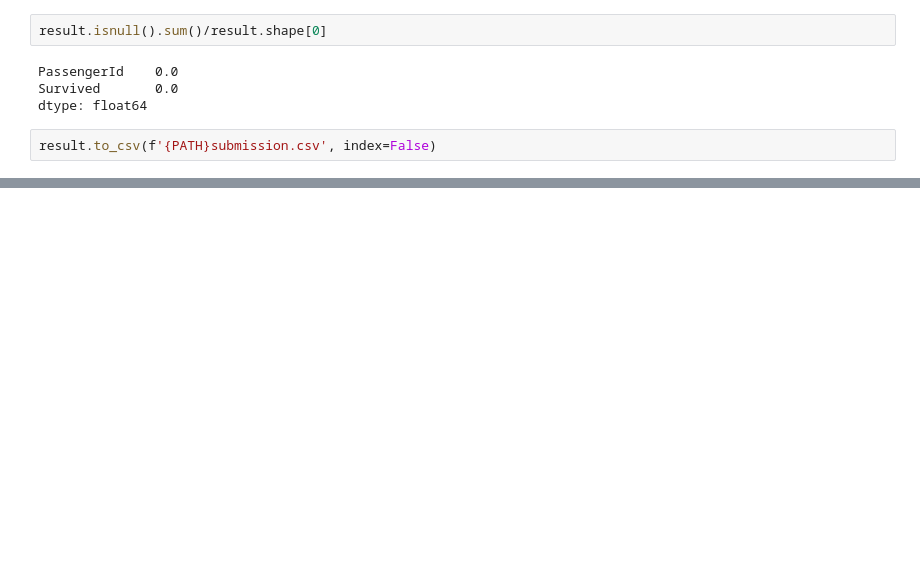
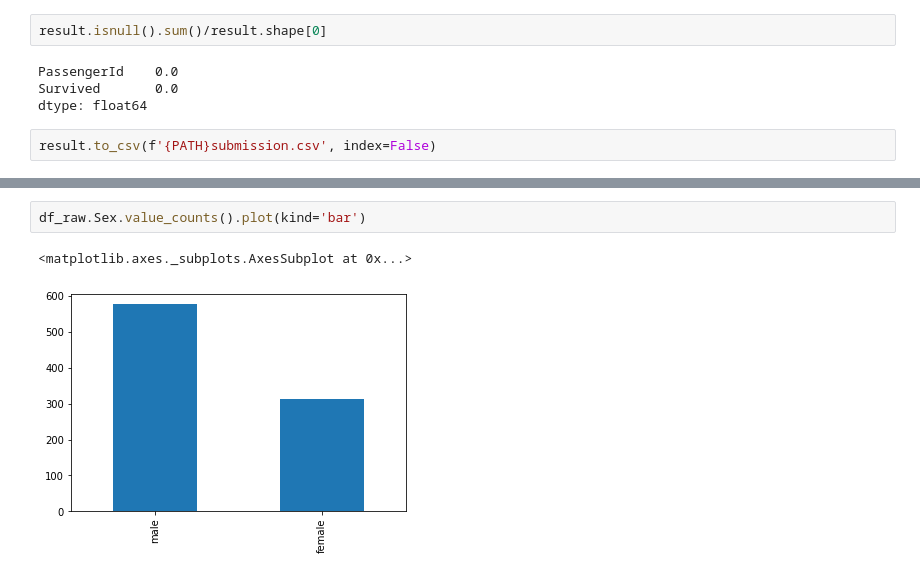
Before and after one commit to PuneethaPai/KaggleSubmissions, a Jupyter notebook: notebooks/Titanic.ipynb, the cells around one changed output, grey strips where cells are left out. Cells and saved outputs as stored; diff of their text form; blank space fills up the shorter version.

```diff
--- a/notebooks/Titanic.ipynb
+++ b/notebooks/Titanic.ipynb
@@ -166,0 +209,5 @@ result.to_csv(f'{PATH}submission.csv', index=False)
+# %%
+df_raw.Sex.value_counts().plot(kind='bar')
+# %% [output]
+<matplotlib.axes._subplots.AxesSubplot at 0x...>
+[figure, added]
```
Also changed, not shown: parts of 8 cells of this notebook.
